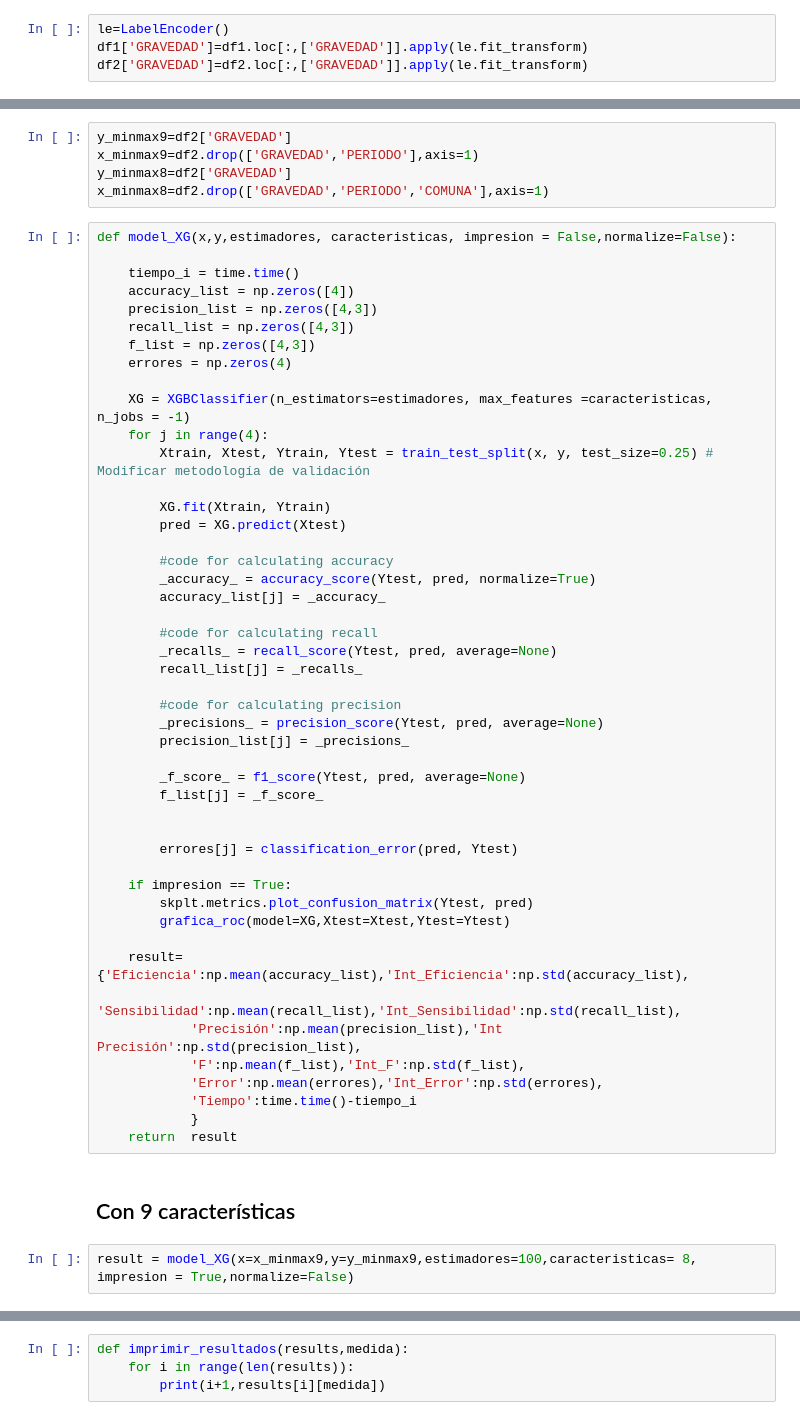
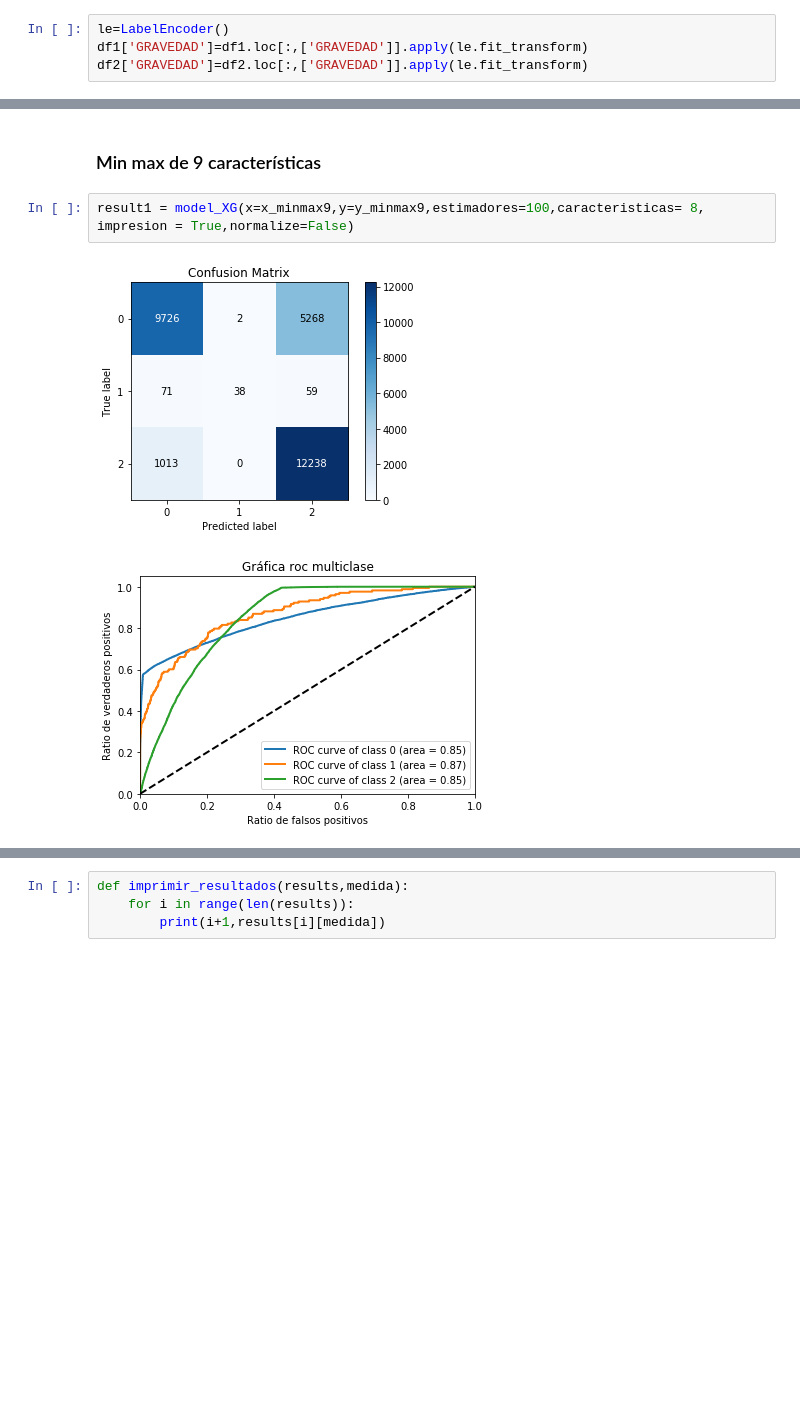
Before and after one commit to Dfriveraa/Accident-predictor, a Jupyter notebook: Main.ipynb, the cells around one changed output, grey strips where cells are left out. Cells and saved outputs as stored; diff of their text form; blank space fills up the shorter version.

```diff
--- a/Main.ipynb
+++ b/Main.ipynb
@@ -32,57 +97,8 @@ df2['GRAVEDAD']=df2.loc[:,['GRAVEDAD']].apply(le.fit_transform)
-# %%
-y_minmax9=df2['GRAVEDAD']
-x_minmax9=df2.drop(['GRAVEDAD','PERIODO'],axis=1)
-y_minmax8=df2['GRAVEDAD']
-x_minmax8=df2.drop(['GRAVEDAD','PERIODO','COMUNA'],axis=1)
-# %%
-def model_XG(x,y,estimadores, caracteristicas, impresion = False,normalize=False):
-
-    tiempo_i = time.time()
-    accuracy_list = np.zeros([4])
-    precision_list = np.zeros([4,3])
-    recall_list = np.zeros([4,3])
-    f_list = np.zeros([4,3])
-    errores = np.zeros(4)
-
-    XG = XGBClassifier(n_estimators=estimadores, max_features =caracteristicas, n_jobs = -1)
-    for j in range(4):
-        Xtrain, Xtest, Ytrain, Ytest = train_test_split(x, y, test_size=0.25) # Modificar metodología de validación
-
-        XG.fit(Xtrain, Ytrain)
-        pred = XG.predict(Xtest)
-
-        #code for calculating accuracy
-        _accuracy_ = accuracy_score(Ytest, pred, normalize=True)
-        accuracy_list[j] = _accuracy_
-
-        #code for calculating recall
-        _recalls_ = recall_score(Ytest, pred, average=None)
-        recall_list[j] = _recalls_
-
-        #code for calculating precision
-        _precisions_ = precision_score(Ytest, pred, average=None)
-        precision_list[j] = _precisions_
-
-        _f_score_ = f1_score(Ytest, pred, average=None)
-        f_list[j] = _f_score_
-
-
-        errores[j] = classification_error(pred, Ytest)
-
-    if impresion == True:
-        skplt.metrics.plot_confusion_matrix(Ytest, pred)
-        grafica_roc(model=XG,Xtest=Xtest,Ytest=Ytest)
-
-    result={'Eficiencia':np.mean(accuracy_list),'Int_Eficiencia':np.std(accuracy_list),
-            'Sensibilidad':np.mean(recall_list),'Int_Sensibilidad':np.std(recall_list),
-            'Precisión':np.mean(precision_list),'Int Precisión':np.std(precision_list),
-            'F':np.mean(f_list),'Int_F':np.std(f_list),
-            'Error':np.mean(errores),'Int_Error':np.std(errores),
-            'Tiempo':time.time()-tiempo_i
-            }
-    return  result
 # %% [markdown]
-## Con 9 características
+### Min max de 9 características
 # %%
-result = model_XG(x=x_minmax9,y=y_minmax9,estimadores=100,caracteristicas= 8, impresion = True,normalize=False)
+result1 = model_XG(x=x_minmax9,y=y_minmax9,estimadores=100,caracteristicas= 8, impresion = True,normalize=False)
+# %% [output]
+[figure, added]
+[figure, added]
 # %%
```
Also changed, not shown: parts of 77 cells of this notebook, 1 other file.
